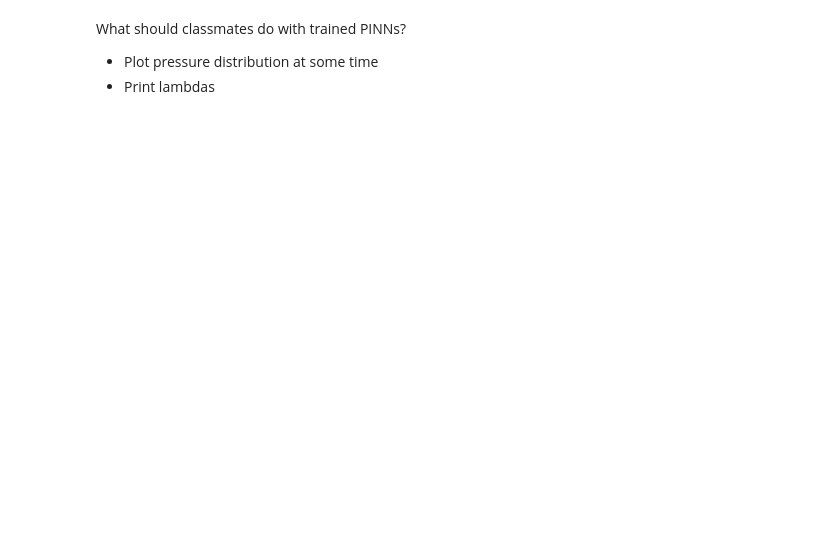
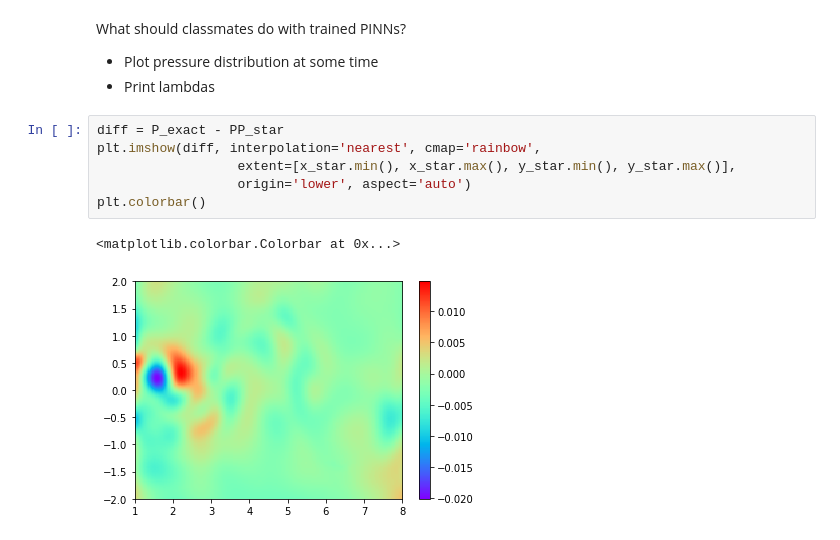
Before and after one commit to thomas-allard/APPM5720, a Jupyter notebook: NavierStokeExample.ipynb, the cells around one changed output. Cells and saved outputs as stored; diff of their text form; blank space fills up the shorter version.

```diff
--- a/NavierStokeExample.ipynb
+++ b/NavierStokeExample.ipynb
@@ -327,3 +313,12 @@ plt.imshow(P_exact, interpolation='nearest', cmap='rainbow',
 What should classmates do with trained PINNs?
 - Plot pressure distribution at some time
 - Print lambdas
+# %%
+diff = P_exact - PP_star
+plt.imshow(diff, interpolation='nearest', cmap='rainbow',
+                  extent=[x_star.min(), x_star.max(), y_star.min(), y_star.max()],
+                  origin='lower', aspect='auto')
+plt.colorbar()
+# %% [output]
+<matplotlib.colorbar.Colorbar at 0x...>
+[figure, added]
```
Also changed, not shown: parts of 8 cells of this notebook.
